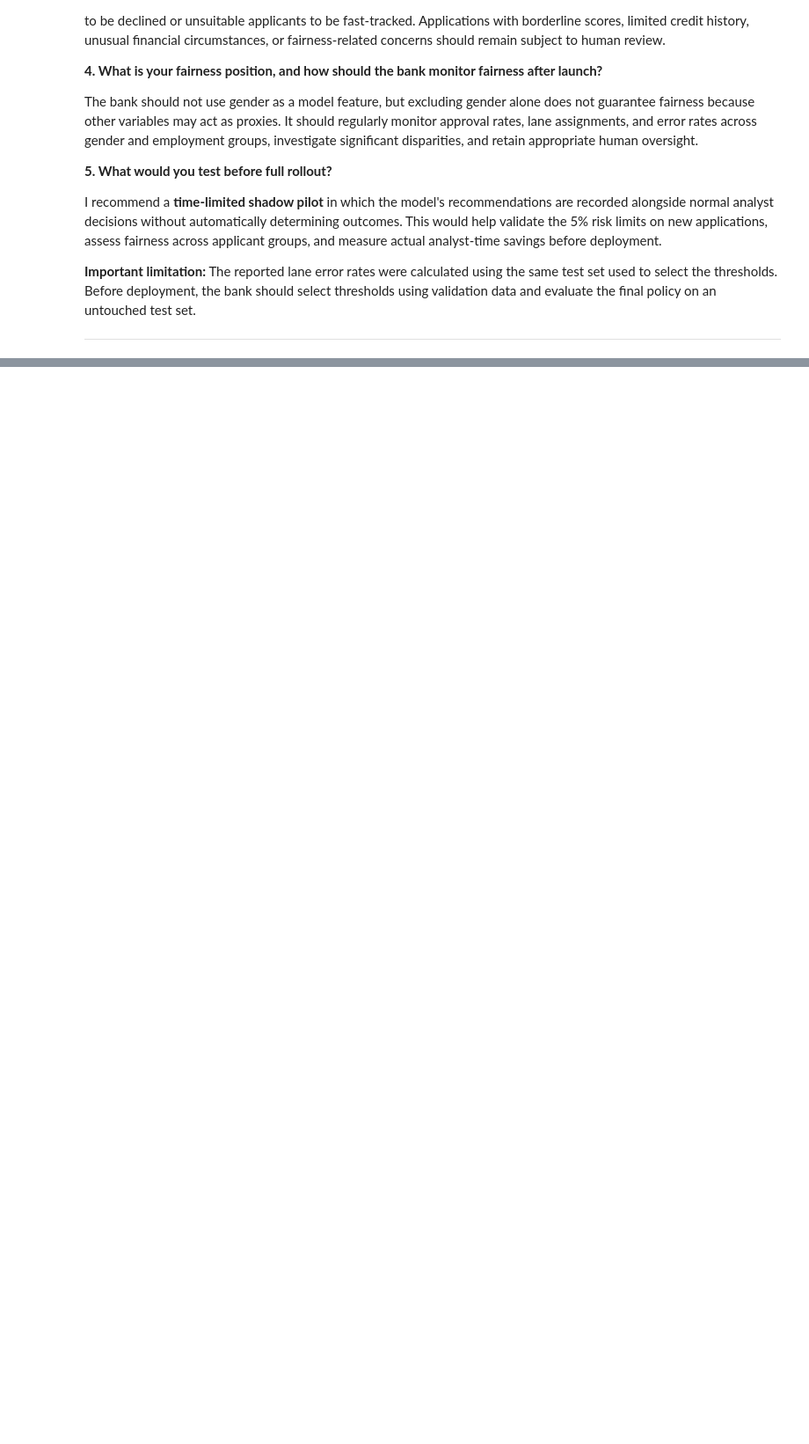
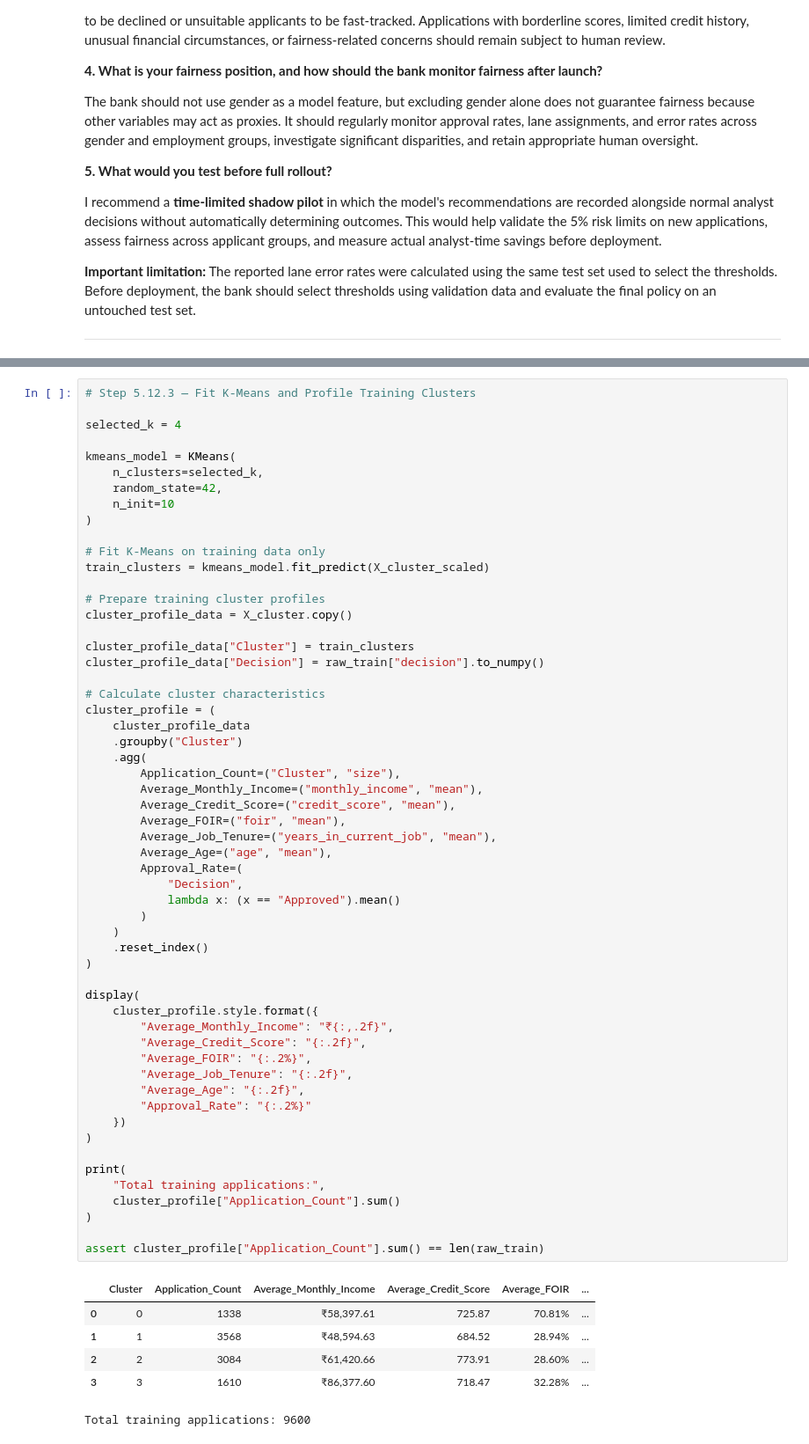
Before and after one commit to rameshworkmail111-stack/Mini_UseCase_02_Credit_Pre-Screening_Engine, a Jupyter notebook: VALLE_RAMESH_MUC02_Path3_Notebook.ipynb, the cells around one changed output, grey strips where cells are left out. Shown at 88% size. Cells and saved outputs as stored; diff of their text form; blank space fills up the shorter version.

```diff
--- a/VALLE_RAMESH_MUC02_Path3_Notebook.ipynb
+++ b/VALLE_RAMESH_MUC02_Path3_Notebook.ipynb
@@ -4465,0 +4283,63 @@ Overall, the Credit Pre-Screening Engine demonstrates how **data analysis, featu
+# %%
+# Step 5.12.3 — Fit K-Means and Profile Training Clusters
+
+selected_k = 4
+
+kmeans_model = KMeans(
+    n_clusters=selected_k,
+    random_state=42,
+    n_init=10
+)
+
+# Fit K-Means on training data only
+train_clusters = kmeans_model.fit_predict(X_cluster_scaled)
+
+# Prepare training cluster profiles
+cluster_profile_data = X_cluster.copy()
+
+cluster_profile_data["Cluster"] = train_clusters
+cluster_profile_data["Decision"] = raw_train["decision"].to_numpy()
+
+# Calculate cluster characteristics
+cluster_profile = (
+    cluster_profile_data
+    .groupby("Cluster")
+    .agg(
+        Application_Count=("Cluster", "size"),
+        Average_Monthly_Income=("monthly_income", "mean"),
+        Average_Credit_Score=("credit_score", "mean"),
+        Average_FOIR=("foir", "mean"),
+        Average_Job_Tenure=("years_in_current_job", "mean"),
+        Average_Age=("age", "mean"),
+        Approval_Rate=(
+            "Decision",
+            lambda x: (x == "Approved").mean()
+        )
+    )
+    .reset_index()
+)
+
+display(
+    cluster_profile.style.format({
+        "Average_Monthly_Income": "₹{:,.2f}",
+        "Average_Credit_Score": "{:.2f}",
+        "Average_FOIR": "{:.2%}",
+        "Average_Job_Tenure": "{:.2f}",
+        "Average_Age": "{:.2f}",
+        "Approval_Rate": "{:.2%}"
+    })
+)
+
+print(
+    "Total training applications:",
+    cluster_profile["Application_Count"].sum()
+)
+
+assert cluster_profile["Application_Count"].sum() == len(raw_train)
+# %% [output]
+|  | Cluster | Application_Count | Average_Monthly_Income | Average_Credit_Score | Average_FOIR | ... |
+| 0 | 0 | 1338 | ₹58,397.61 | 725.87 | 70.81% | ... |
+| 1 | 1 | 3568 | ₹48,594.63 | 684.52 | 28.94% | ... |
+| 2 | 2 | 3084 | ₹61,420.66 | 773.91 | 28.60% | ... |
+| 3 | 3 | 1610 | ₹86,377.60 | 718.47 | 32.28% | ... |
+Total training applications: 9600
```
Also changed, not shown: parts of 28 cells of this notebook.
